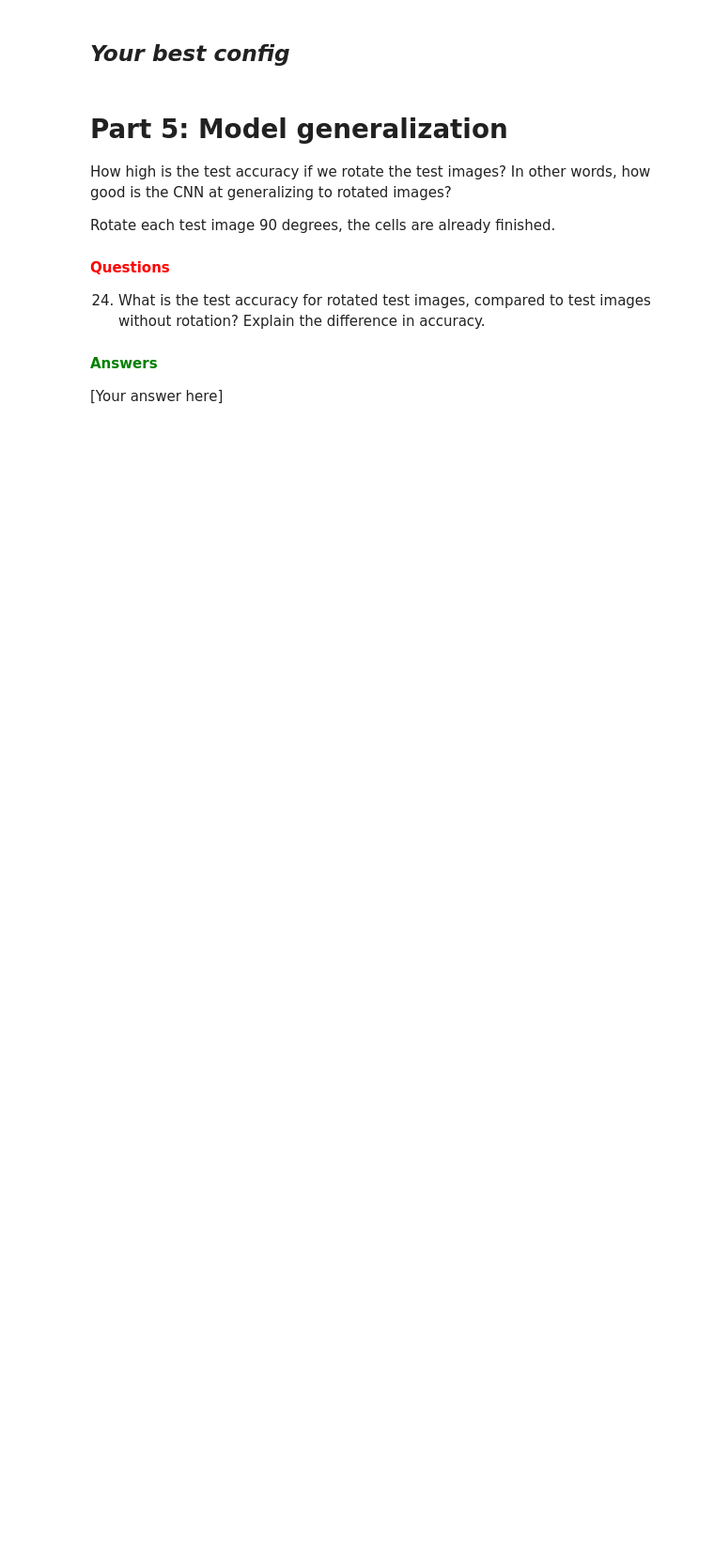
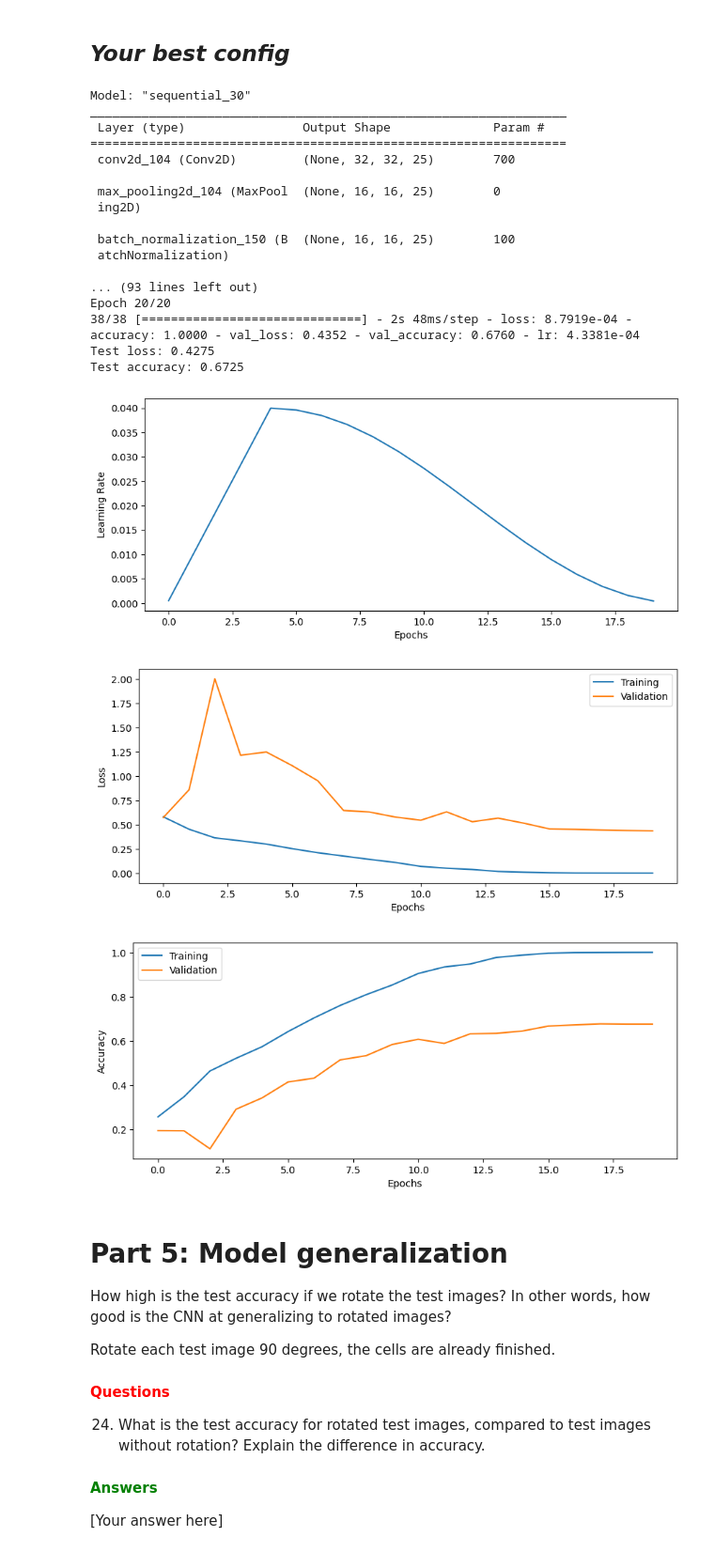
Before and after one commit to arreen/deeplearninglabs, a Jupyter notebook: 3_CNN/CNN_Lab.ipynb, the cells around one changed output. Shown at 94% size. Cells and saved outputs as stored; diff of their text form; code cells hidden in the pictures; blank space fills up the shorter version.

```diff
--- a/3_CNN/CNN_Lab.ipynb
+++ b/3_CNN/CNN_Lab.ipynb
@@ -729,3 +769,73 @@ plot_results(history4)
+# %%
+# --------------------------------------------
+# === Your code here =========================
+# --------------------------------------------
+from tf_keras.callbacks import LearningRateScheduler
+import math
+
+max_lr = 0.04
+warmup_duration = round(epochs*0.2)
+# cosine annealing, one cycle
+#https://wiki.cloudfactory.com/docs/mp-wiki/scheduler/cosineannealinglr
+def scheduler(epoch, lr):
+    if epoch < warmup_duration:
+        return learning_rate + epoch * (max_lr-learning_rate) / warmup_duration
+    else:
+        decay_duration = epochs - warmup_duration
+        epochs_past_warmup = epoch - warmup_duration
+        min_lr = learning_rate * 0.1
+
+        progress = epochs_past_warmup / decay_duration
+        cosine_multiplier = 0.5 * (1 + math.cos(math.pi * progress))
+
+        return min_lr + (max_lr - min_lr) * cosine_multiplier
+
+callback = LearningRateScheduler(scheduler)
+
+batch_size = 200
+epochs = 20
+input_shape = Xtrain.shape[1:4]
+learning_rate = 0.0005
+loss = CategoricalFocalCrossentropy(gamma = 0)
+
+# Build model
+model5 = build_CNN(input_shape, loss, n_conv_layers=5, n_filters=25, n_dense_layers=2, n_nodes=64, use_dropout=0.25, learning_rate=learning_rate,  act_fun = 'relu',
+                optimizer ='Adam',
+                print_summary = True,
+                BN_order_experiment=True, kernel_size = (3,3))
+
+
+# Train the model  using training data and validation data
+history5 = model5.fit(Xtrain, Ytrain, epochs = epochs, batch_size = batch_size, validation_data = (Xval, Yval), callbacks=[callback])
+
+# ============================================
+score = model5.evaluate(Xtest, Ytest, verbose=0)
+print('Test loss: %.4f' % score[0])
+print('Test accuracy: %.4f' % score[1])
+
+# Plot the history from the training run
+plot_results(history5, lrbool = True)
+# %% [output]
+Model: "sequential_30"
+_________________________________________________________________
+ Layer (type)                Output Shape              Param #
+=================================================================
+ conv2d_104 (Conv2D)         (None, 32, 32, 25)        700
+
+ max_pooling2d_104 (MaxPool  (None, 16, 16, 25)        0
+ ing2D)
+
+ batch_normalization_150 (B  (None, 16, 16, 25)        100
+ atchNormalization)
+
+... (93 lines left out)
+Epoch 20/20
+38/38 [==============================] - 2s 48ms/step - loss: 8.7919e-04 - accuracy: 1.0000 - val_loss: 0.4352 - val_accuracy: 0.6760 - lr: 4.3381e-04
+Test loss: 0.4275
+Test accuracy: 0.6725
+[figure, added]
+[figure, added]
+[figure, added]
 # %% [markdown]
 # Part 5: Model generalization
 
```
Also changed, not shown: parts of 21 cells of this notebook, 7 other files.
